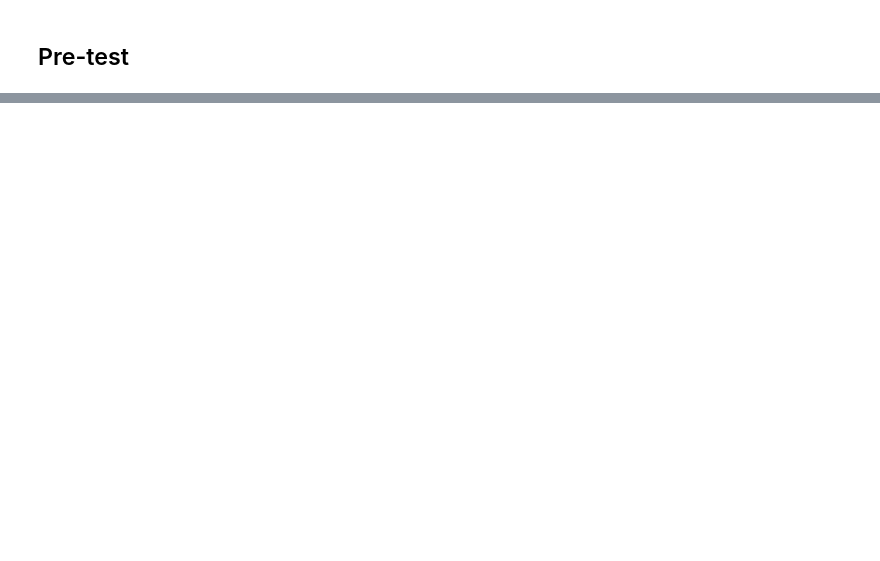
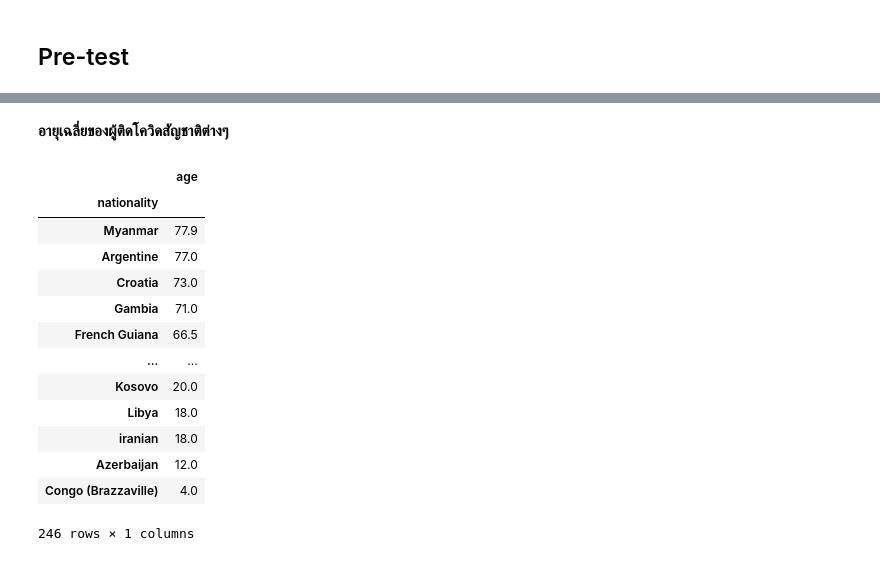
Before and after one commit to qmcnn/Data-Mining, a Jupyter notebook: Data_Preprocessing_(Chapter_3).ipynb, the cells around one changed output, grey strips where cells are left out. Saved outputs shown, nothing was run; the diff lists cells and outputs as text; code cells hidden in the pictures; blank space fills up the shorter version.

```diff
--- a/Data_Preprocessing_(Chapter_3).ipynb
+++ b/Data_Preprocessing_(Chapter_3).ipynb
@@ -1516,0 +2007,19 @@ df
+# %% [markdown]
+**อายุเฉลี่ยของผู้ติดโควิดสัญชาติต่างๆ**
+# %%
+dataALL.groupby(['nationality'])[['age']].mean().sort_values(by=['age'], ascending = False)
+# %% [output]
+|  | age |
+| nationality |  |
+| Myanmar | 77.9 |
+| Argentine | 77.0 |
+| Croatia | 73.0 |
+| Gambia | 71.0 |
+| French Guiana | 66.5 |
+| ... | ... |
+| Kosovo | 20.0 |
+| Libya | 18.0 |
+| iranian | 18.0 |
+| Azerbaijan | 12.0 |
+| Congo (Brazzaville) | 4.0 |
+246 rows × 1 columns
```
Also changed, not shown: parts of 55 cells of this notebook.
